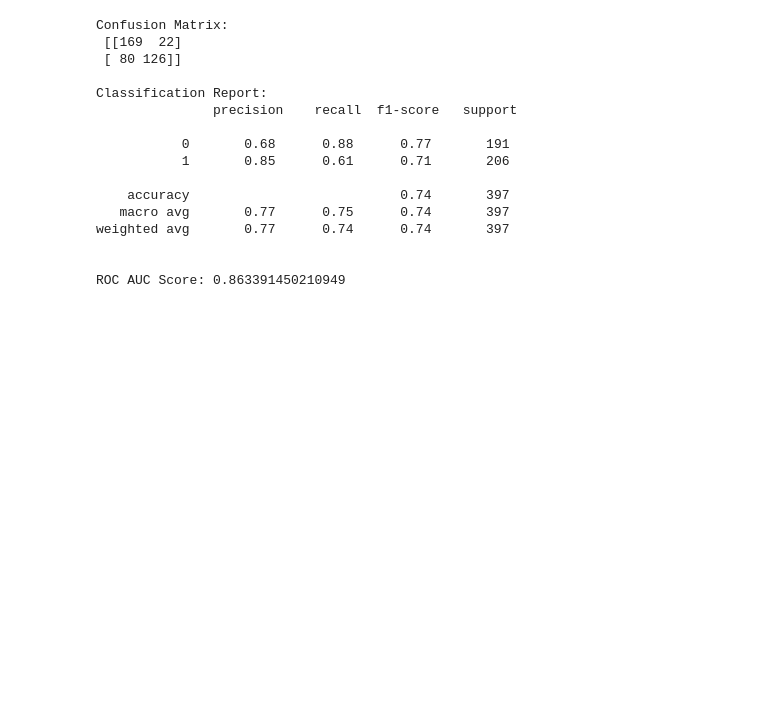
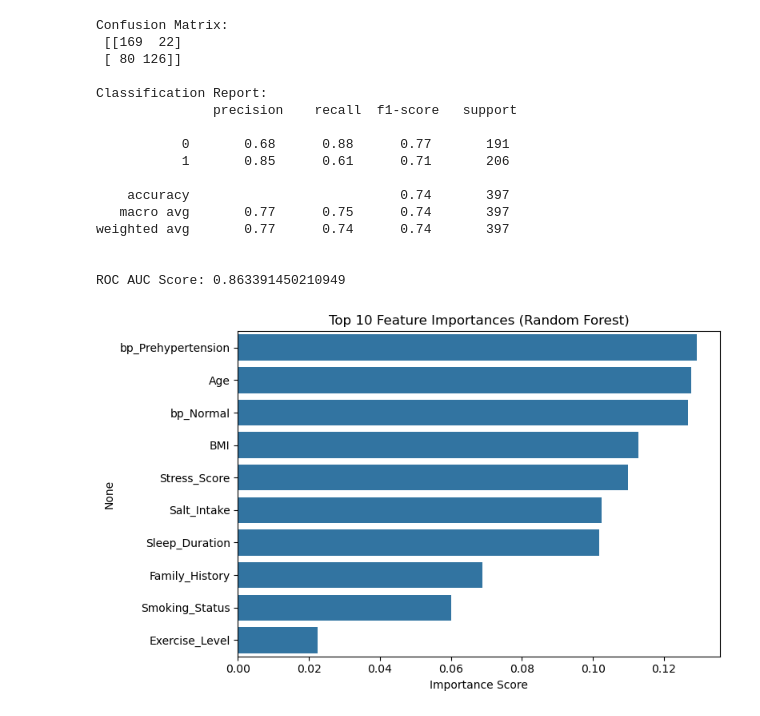
Before and after one commit to alabhastam/hypertension_project, a Jupyter notebook: main.ipynb, the cells around one changed output. Cells and saved outputs as stored; diff of their text form; code cells hidden in the pictures; blank space fills up the shorter version.

Commit message:
feature-importance

```diff
--- a/main.ipynb
+++ b/main.ipynb
@@ -244,3 +244,21 @@ weighted avg       0.77      0.74      0.74       397
 
 
 ROC AUC Score: 0.863391450210949
+# %%
+import matplotlib.pyplot as plt
+import pandas as pd
+import seaborn as sns
+
+# Get feature importances
+importances = pd.Series(rf_model.feature_importances_, index=X_train_scaled.columns)
+top_features = importances.sort_values(ascending=False).head(10)
+
+# Plot
+plt.figure(figsize=(8, 5))
+sns.barplot(x=top_features.values, y=top_features.index)
+plt.title("Top 10 Feature Importances (Random Forest)")
+plt.xlabel("Importance Score")
+plt.tight_layout()
+plt.show()
+# %% [output]
+[figure, added]
```
